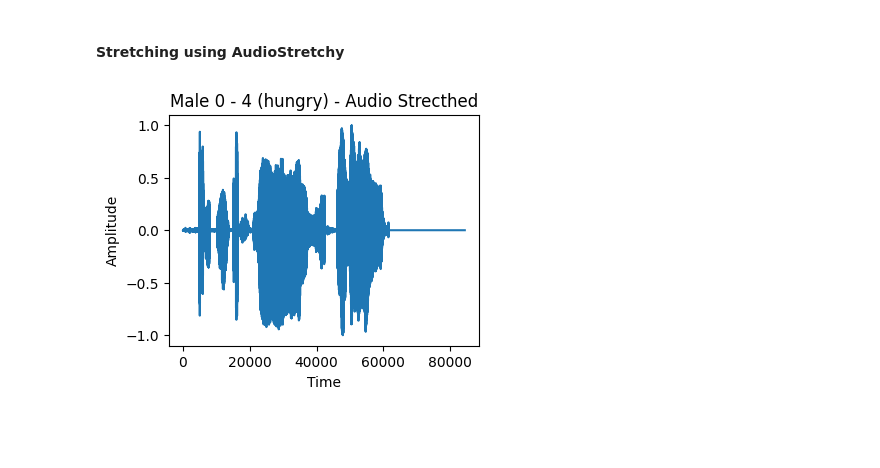
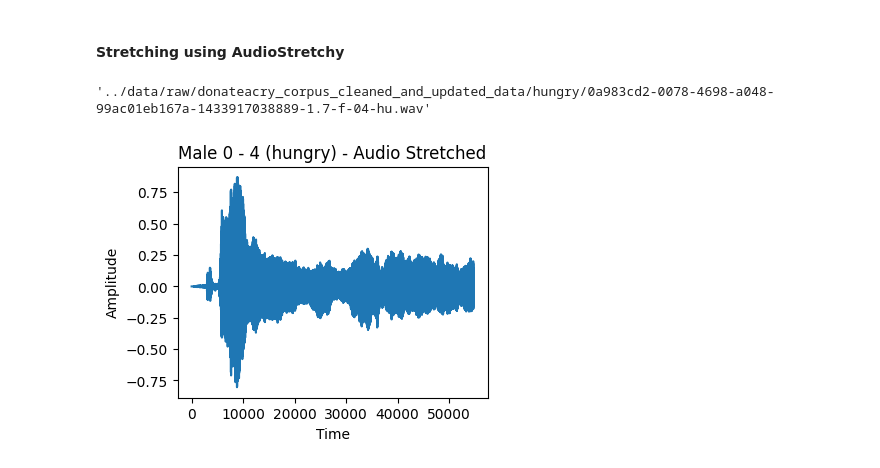
Before and after one commit to Deirdre-cyber/fyp-development, a Jupyter notebook: code/exploration_notebook.ipynb, the cells around one changed output. Cells and saved outputs as stored; diff of their text form; code cells hidden in the pictures; blank space fills up the shorter version.

```diff
--- a/code/exploration_notebook.ipynb
+++ b/code/exploration_notebook.ipynb
@@ -340,6 +340,10 @@ ipd.Audio(time_compress_data2, rate=sample_rate)
 [interactive output not drawn]
 # %% [markdown]
 #### Stretching using AudioStretchy
+# %%
+audio_file
+# %% [output]
+'../data/raw/donateacry_corpus_cleaned_and_updated_data/hungry/0a983cd2-0078-4698-a048-99ac01eb167a-1433917038889-1.7-f-04-hu.wav'
 # %%
 import audiostretchy
 from audiostretchy.stretch import stretch_audio
@@ -348,14 +352,14 @@ stretch_audio("../data/raw/donateacry_corpus_cleaned_and_updated_data/belly_pain
 # %%
-aud_stretch, sr = librosa.load('output.wav', sr=None)
+aud_stretch, sr = librosa.load(audio_file, sr=None)
 # %%
 plt.figure(figsize=(4, 3))
 plt.plot(aud_stretch)
-plt.title('Male 0 - 4 (hungry) - Audio Strecthed')
+plt.title('Male 0 - 4 (hungry) - Audio Stretched')
 plt.xlabel('Time')
 plt.ylabel('Amplitude')
 plt.show()
 # %% [output]
-[figure, old version]
+[figure, new version]
 # %%
 # play the augmented audio
 ipd.Audio('output.wav', rate=sample_rate)
```
Also changed, not shown: parts of 9 cells of this notebook, 2 other files.
